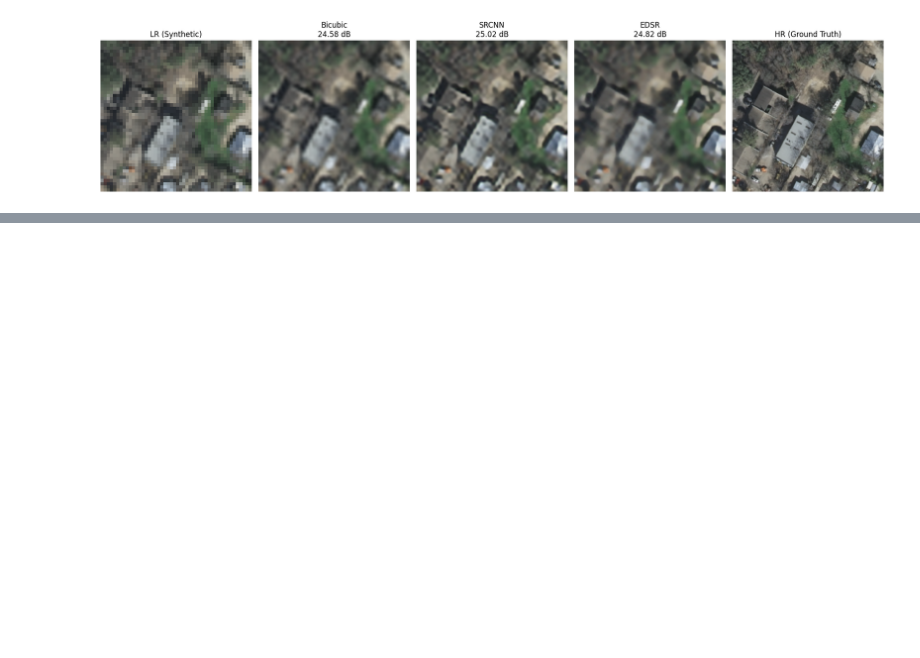
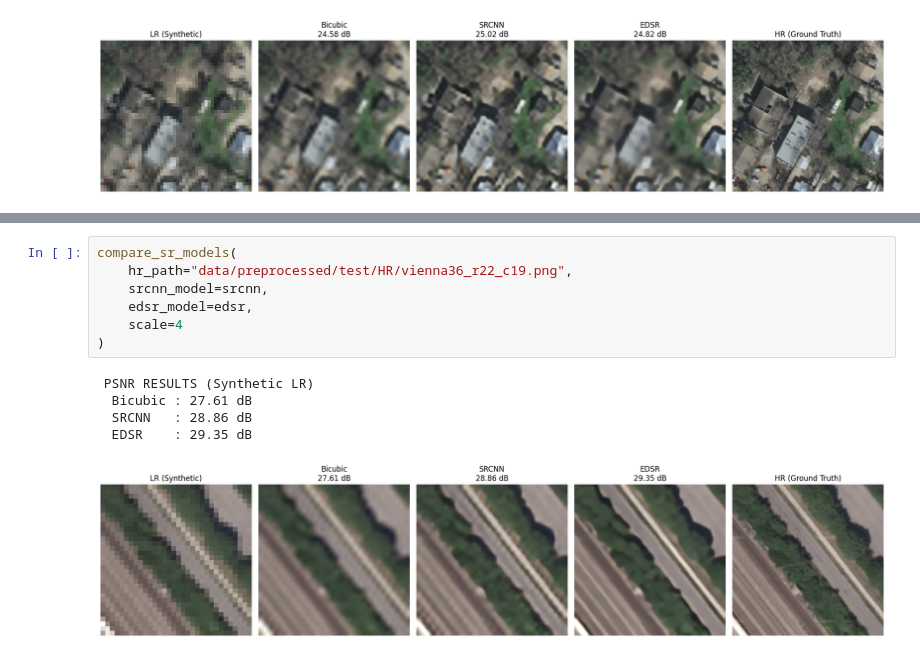
Before and after one commit to NadiYasser/Satellite_Super_Resulotion0, a Jupyter notebook: notebooks/said/test_MODELS.ipynb, the cells around one changed output, grey strips where cells are left out. Saved outputs shown, nothing was run; the diff lists cells and outputs as text; blank space fills up the shorter version.

```diff
--- a/notebooks/said/test_MODELS.ipynb
+++ b/notebooks/said/test_MODELS.ipynb
@@ -237,0 +265,13 @@ compare_sr_models(
+# %%
+compare_sr_models(
+    hr_path="data/preprocessed/test/HR/vienna36_r22_c19.png",
+    srcnn_model=srcnn,
+    edsr_model=edsr,
+    scale=4
+)
+# %% [output]
+ PSNR RESULTS (Synthetic LR)
+  Bicubic : 27.61 dB
+  SRCNN   : 28.86 dB
+  EDSR    : 29.35 dB
+[figure, added]
```
Also changed, not shown: parts of 5 cells of this notebook, 4 other files.
